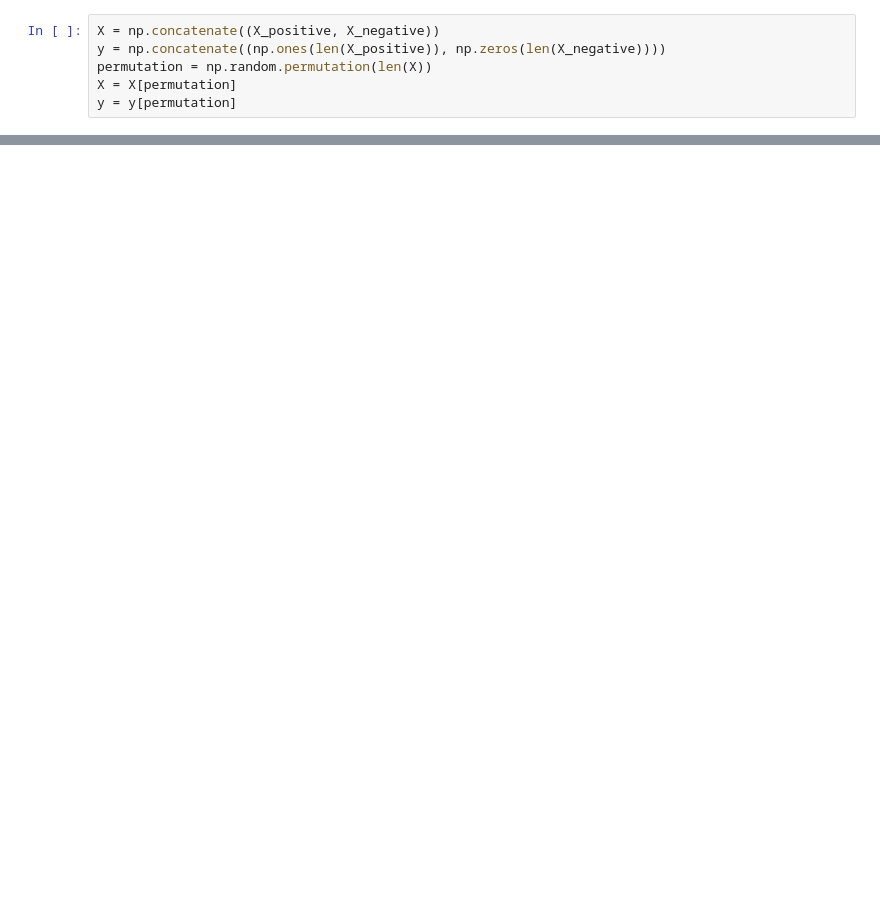
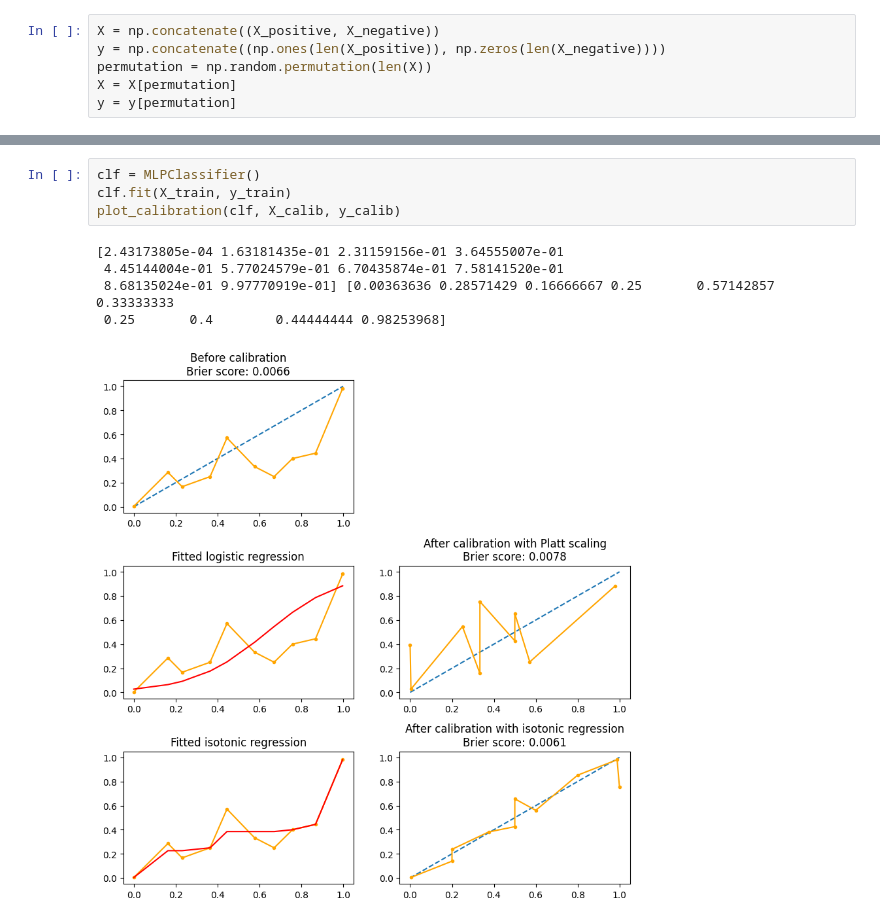
Before and after one commit to wblachowski/models-calibration, a Jupyter notebook: NineOrNein.ipynb, the cells around one changed output, grey strips where cells are left out. Drawn from its saved outputs; the diff is of its cells as text; blank space fills up the shorter version.

```diff
--- a/NineOrNein.ipynb
+++ b/NineOrNein.ipynb
@@ -167,0 +166,10 @@ plt.show()
+# %%
+clf = MLPClassifier()
+clf.fit(X_train, y_train)
+plot_calibration(clf, X_calib, y_calib)
+# %% [output]
+[2.43173805e-04 1.63181435e-01 2.31159156e-01 3.64555007e-01
+ 4.45144004e-01 5.77024579e-01 6.70435874e-01 7.58141520e-01
+ 8.68135024e-01 9.97770919e-01] [0.00363636 0.28571429 0.16666667 0.25       0.57142857 0.33333333
+ 0.25       0.4        0.44444444 0.98253968]
+[figure, added]
```
Also changed, not shown: parts of 26 cells of this notebook.
